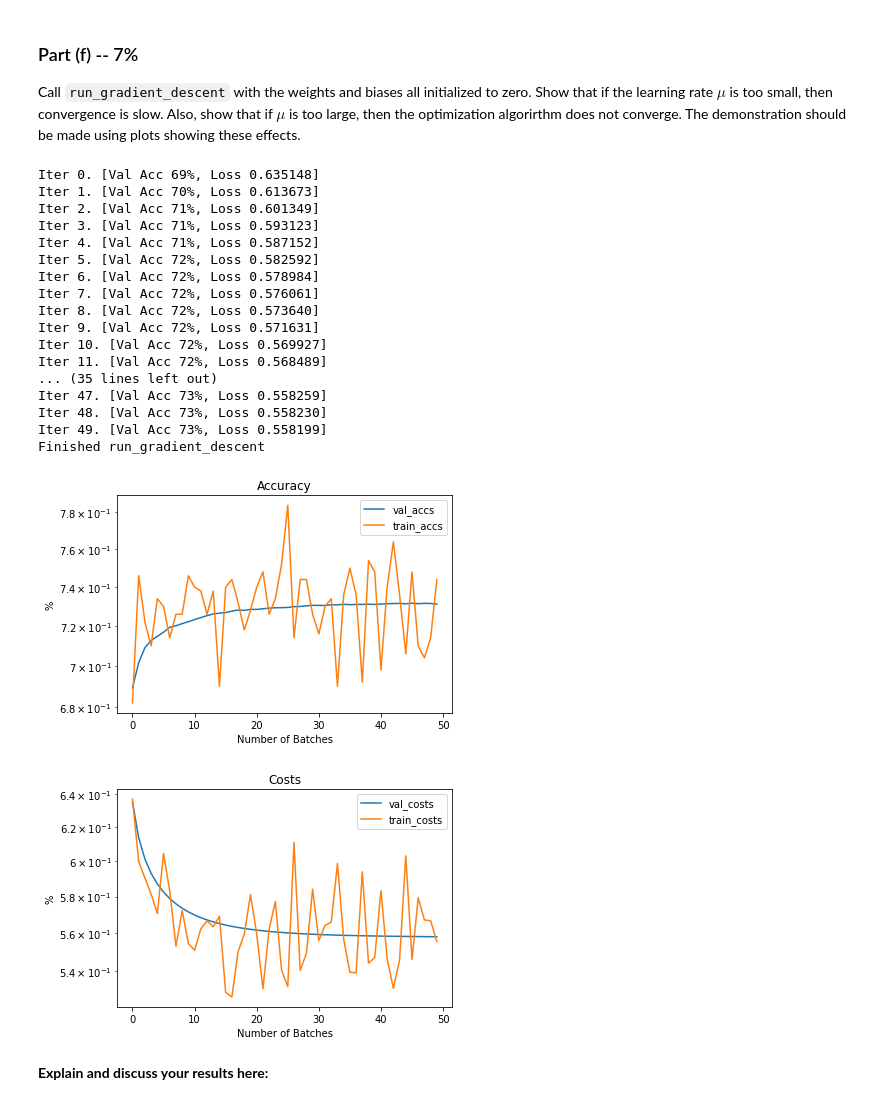
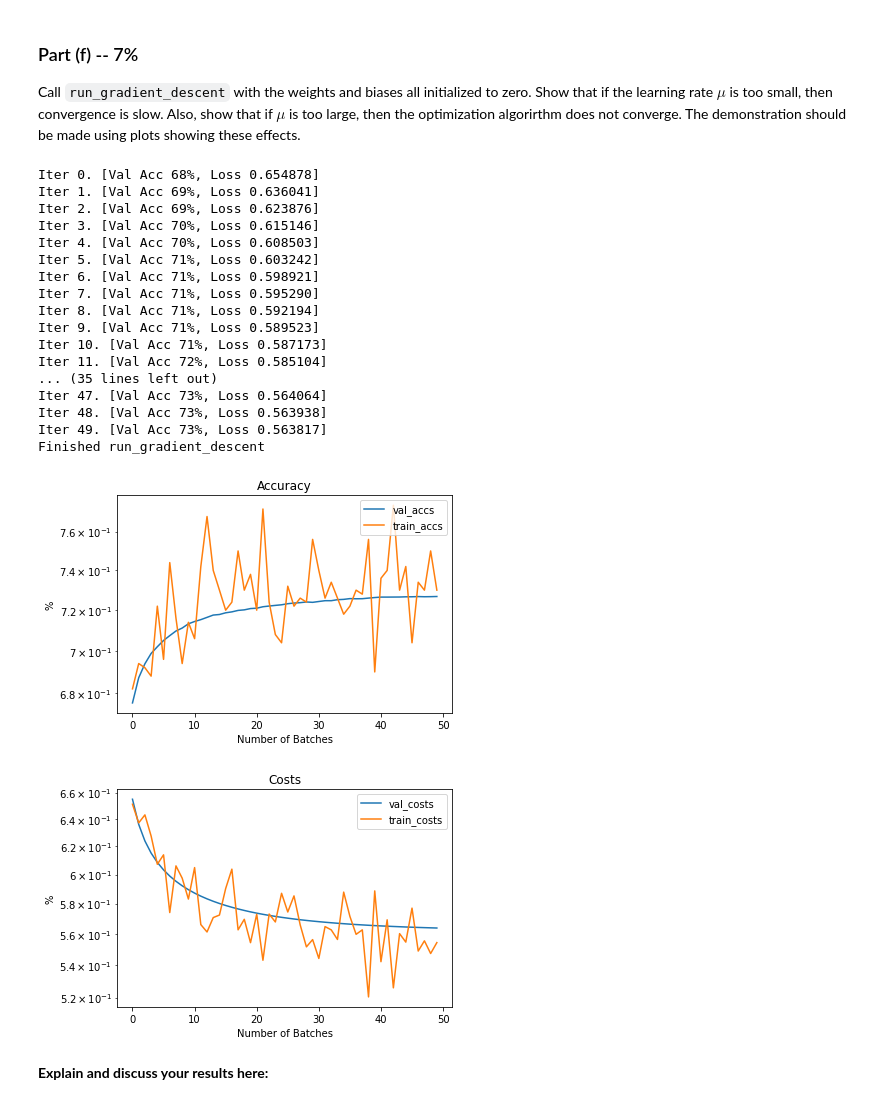
Before and after one commit to alexfok/IntroDeepLearning2022, a Jupyter notebook: Assignment1.ipynb, the cells around one changed output. Saved outputs shown, nothing was run; the diff lists cells and outputs as text; code cells hidden in the pictures.

```diff
--- a/Assignment1.ipynb
+++ b/Assignment1.ipynb
@@ -329,36 +332,27 @@ r2 = ...
 print("The analytical results is -", r1)
 print("The algorithm results is - ", r2)
 '''
-w = 0.01*np.random.randn(90)
+#w = 0.01*np.random.randn(90)
 #w = np.ones(90)
-#w = np.zeros(90)
+w = np.zeros(90)
 b = 1.0
 i = 1
-h = 0.001
-batch_size = 10
+h = 1e-9
+batch_size = 1
 X = train_norm_xs[i:(i + batch_size)]
 t = train_ts[i:(i + batch_size), 0]
 
+r1 = np.zeros(X.shape[1])
 y = pred(w, b, X)
-y_h = pred(w, b, X+h)
-#print(t)
-#print(y+h)
-#tt = np.log(1 - y)
-#print(tt)
-#tt = np.log(y)
-#print(y-h)
+for j in range(X.shape[1]):
+  eps = np.zeros(X.shape[1])
+  eps[j] = h
+  y_h = pred(w + eps, b, X)
+  r1[j] = (cost(y_h,t) - cost(y,t))/h
 
-#l = cost(y, t)
-#l_h = cost(y + h, t)
-#print(y+h)
-#l = cross_entropy(t, y + h)
-#l_h = cross_entropy(t, y + h)
-#r2 = (l_h - l)/h
 
-h = 0.1
-r1, _ = derivative_cost(X, y, t)
-r2 = (y_h - y)/h
-#r2 = (pred(w, b, X+h) - pred(w, b, X))/h
+r2, _ = derivative_cost(X, y, t)
+
 print("The analytical results is -", r1)
 print("The algorithm results is - ", r2)
 # %% [output]
@@ -493,40 +487,42 @@ def plot(title, data_1, legend_1, xlabel = "Number of Iterations", ylabel = "Err
 # %%
 #w0 = np.random.randn(90)
 #b0 = np.random.randn(1)[0]
 w0 = np.zeros(90)
 b0 = np.zeros(1)[0]
 
 # Write your code here
 # Small mu
 #w, b, train_costs, train_accs, val_costs, val_accs = run_gradient_descent(w0, b0, mu=0.0002, batch_size=500, max_iters=50)
 # Large mu
 #w, b, train_costs, train_accs, val_costs, val_accs = run_gradient_descent(w0, b0, mu=2.0, batch_size=500, max_iters=50)
+# Interesting mu
+#w, b, train_costs, train_accs, val_costs, val_accs = run_gradient_descent(w0, b0, mu=0.05, batch_size=500, max_iters=50)
 # Good mu
-w, b, train_costs, train_accs, val_costs, val_accs = run_gradient_descent(w0, b0, mu=0.002, batch_size=500, max_iters=50)
+w, b, train_costs, train_accs, val_costs, val_accs = run_gradient_descent(w0, b0, mu=0.001, batch_size=500, max_iters=50)
 
 # Plot the results
 plot("Accuracy", val_accs, "val_accs", xlabel = "Number of Batches", ylabel = "%", data_2 = train_accs, legend_2 = "train_accs")
 plot("Costs", val_costs, "val_costs", xlabel = "Number of Batches", ylabel = "%", data_2 = train_costs, legend_2 = "train_costs")
 # %% [output]
-Iter 0. [Val Acc 69%, Loss 0.635148]
-Iter 1. [Val Acc 70%, Loss 0.613673]
-Iter 2. [Val Acc 71%, Loss 0.601349]
-Iter 3. [Val Acc 71%, Loss 0.593123]
-Iter 4. [Val Acc 71%, Loss 0.587152]
-Iter 5. [Val Acc 72%, Loss 0.582592]
-Iter 6. [Val Acc 72%, Loss 0.578984]
-Iter 7. [Val Acc 72%, Loss 0.576061]
-Iter 8. [Val Acc 72%, Loss 0.573640]
-Iter 9. [Val Acc 72%, Loss 0.571631]
-Iter 10. [Val Acc 72%, Loss 0.569927]
-Iter 11. [Val Acc 72%, Loss 0.568489]
+Iter 0. [Val Acc 68%, Loss 0.654878]
+Iter 1. [Val Acc 69%, Loss 0.636041]
+Iter 2. [Val Acc 69%, Loss 0.623876]
+Iter 3. [Val Acc 70%, Loss 0.615146]
+Iter 4. [Val Acc 70%, Loss 0.608503]
+Iter 5. [Val Acc 71%, Loss 0.603242]
+Iter 6. [Val Acc 71%, Loss 0.598921]
+Iter 7. [Val Acc 71%, Loss 0.595290]
+Iter 8. [Val Acc 71%, Loss 0.592194]
+Iter 9. [Val Acc 71%, Loss 0.589523]
+Iter 10. [Val Acc 71%, Loss 0.587173]
+Iter 11. [Val Acc 72%, Loss 0.585104]
 ... (35 lines left out)
-Iter 47. [Val Acc 73%, Loss 0.558259]
-Iter 48. [Val Acc 73%, Loss 0.558230]
-Iter 49. [Val Acc 73%, Loss 0.558199]
+Iter 47. [Val Acc 73%, Loss 0.564064]
+Iter 48. [Val Acc 73%, Loss 0.563938]
+Iter 49. [Val Acc 73%, Loss 0.563817]
 Finished run_gradient_descent
-[figure, old version]
+[figure, new version]
-[figure, old version]
+[figure, new version]
 # %% [markdown]
 **Explain and discuss your results here:**
 # %% [markdown]
```
Also changed, not shown: parts of 4 cells of this notebook.
